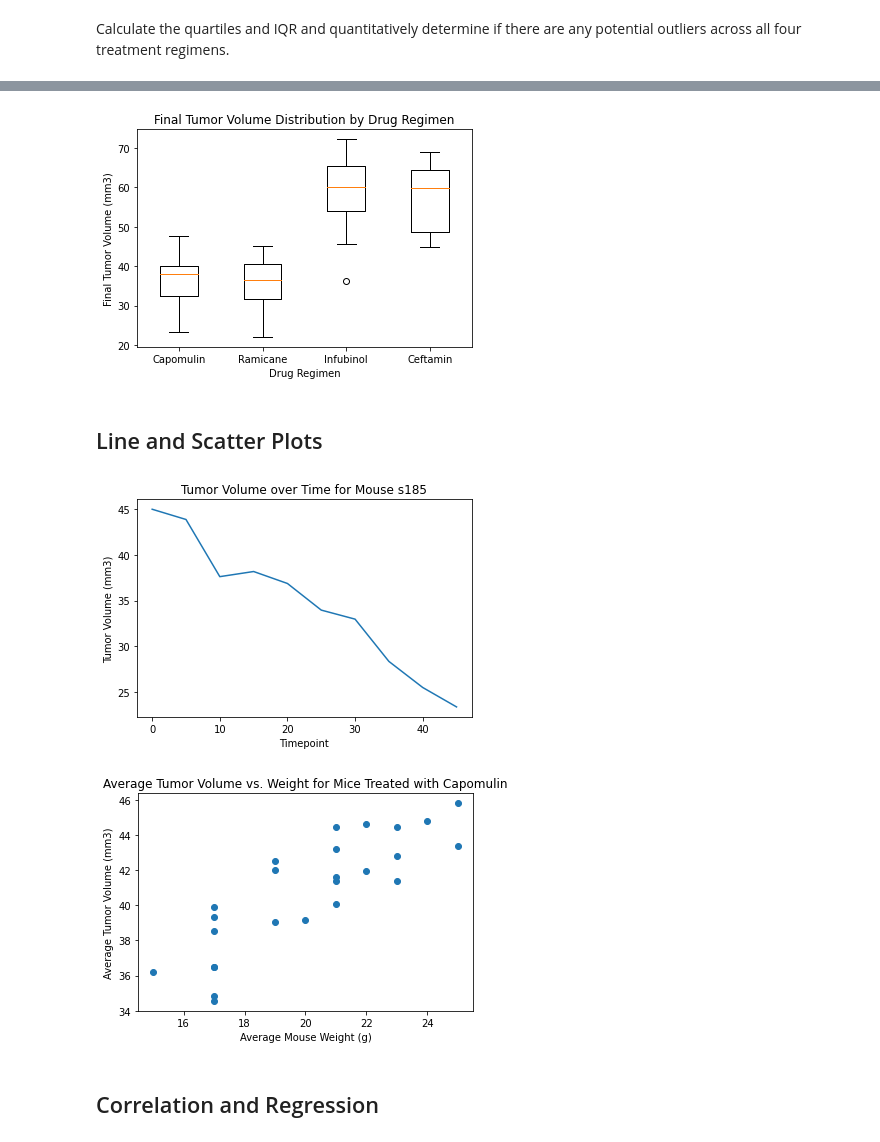
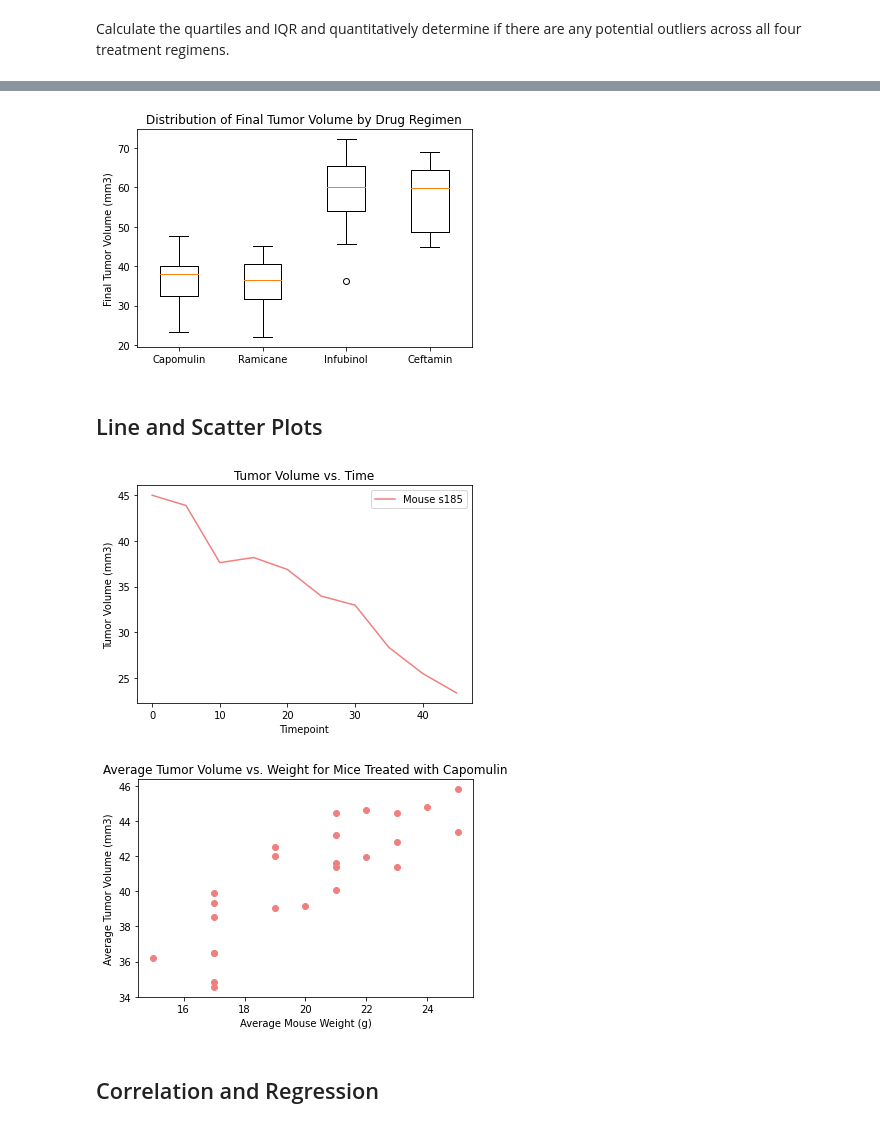
Before and after one commit to emcfarland/matplotlib-challenge, a Jupyter notebook: pymaceuticals.ipynb, the cells around one changed output, grey strips where cells are left out. Cells and saved outputs as stored; diff of their text form; code cells hidden in the pictures.

```diff
--- a/pymaceuticals.ipynb
+++ b/pymaceuticals.ipynb
@@ -165,15 +147,11 @@ Calculate the quartiles and IQR and quantitatively determine if there are any po
 # %%
 # Calculate quartiles, IQR, and identify potential outliers for each regimen.
 
-# Put treatments into a list for for loop (and later for plot labels)
-regimens = ["Capomulin", "Ramicane", "Infubinol", "Ceftamin"]
-
-
 fin_tumor_vol = {
-    regimens[0]: df["Final Tumor Volume"].loc[(df["Drug Regimen"] == regimens[0]) & df["Final Tumor Volume"]].tolist(),
-    regimens[1]: df["Final Tumor Volume"].loc[(df["Drug Regimen"] == regimens[1]) & df["Final Tumor Volume"]].tolist(),
-    regimens[2]: df["Final Tumor Volume"].loc[(df["Drug Regimen"] == regimens[2]) & df["Final Tumor Volume"]].tolist(),
-    regimens[3]: df["Final Tumor Volume"].loc[(df["Drug Regimen"] == regimens[3]) & df["Final Tumor Volume"]].tolist()
+    "Capomulin": df["Final Tumor Volume"].loc[(df["Drug Regimen"] == "Capomulin") & df["Final Tumor Volume"]].tolist(),
+    "Ramicane": df["Final Tumor Volume"].loc[(df["Drug Regimen"] == "Ramicane") & df["Final Tumor Volume"]].tolist(),
+    "Infubinol": df["Final Tumor Volume"].loc[(df["Drug Regimen"] == "Infubinol") & df["Final Tumor Volume"]].tolist(),
+    "Ceftamin": df["Final Tumor Volume"].loc[(df["Drug Regimen"] == "Ceftamin") & df["Final Tumor Volume"]].tolist()
 }
 
 # Calculate the IQR and quantitatively determine if there are any potential outliers.
@@ -184,10 +162,12 @@ for key in fin_tumor_vol.keys():
     iqr = upperq-lowerq
     lower_bound = lowerq - (1.5*iqr)
     upper_bound = upperq + (1.5*iqr)
-    print(f"The IQR for {key} is {round(iqr,4)}. ")
-    print(f"Values below {round(lower_bound,4)} could be outliers.")
-    print(f"Values above {round(upper_bound,4)} could be outliers.")
+    print(f"The IQR for {key} is {round(iqr,4)}.\n \
+    Values below {round(lower_bound,4)} could be outliers.\n \
+    Values above {round(upper_bound,4)} could be outliers.")
+
     if np.any(fin_tumor_vol[key] > upper_bound) | np.any(fin_tumor_vol[key] < lower_bound):
-        print(f"**{key} could have outliers.**")
+        print(f"*** {key} has potential outliers. ***")
+    print("--------------------------------------------------------")
 # %% [output]
 The IQR for Capomulin is 7.7819.
@@ -206,16 +190,15 @@ Values above 87.6665 could be outliers.
 # %%
 # Generate a box plot of the final tumor volume of each mouse across four regimens of interest
 # There should be a single chart with four box plots inside it.
 labels, data = fin_tumor_vol.keys(), fin_tumor_vol.values()
 
 plt.boxplot(data)
 plt.xticks(range(1, len(labels) + 1), labels)
-plt.xlabel("Drug Regimen")
 plt.ylabel("Final Tumor Volume (mm3)")
-plt.title("Final Tumor Volume Distribution by Drug Regimen")
+plt.title("Distribution of Final Tumor Volume by Drug Regimen")
 plt.show()
 # %% [output]
-[figure, old version]
+[figure, new version]
 # %% [markdown]
 ## Line and Scatter Plots
 # %%
@@ -224,25 +207,27 @@ plt.show()
 s185_time = df["Timepoint"].loc[(df["Drug Regimen"]=="Capomulin") & (df["Mouse ID"]=="s185")]
 s185_vol = df["Tumor Volume (mm3)"].loc[(df["Drug Regimen"]=="Capomulin") & (df["Mouse ID"]=="s185")]
 
-plt.plot(s185_time, s185_vol)
-plt.title("Tumor Volume over Time for Mouse s185")
+plt.plot(s185_time, s185_vol, color="lightcoral")
+plt.title("Tumor Volume vs. Time")
 plt.xlabel("Timepoint")
 plt.ylabel("Tumor Volume (mm3)")
+plt.legend(['Mouse s185'], loc=0)
+
 plt.show()
 # %% [output]
-[figure, old version]
+[figure, new version]
 # %%
 # Generate a scatter plot of average tumor volume vs. mouse weight
 # for all mice in the Capomulin regimen
 mouse_weight = df["Weight (g)"].loc[df["Drug Regimen"]=="Capomulin"].groupby(df["Mouse ID"]).mean()
 mouse_tumor = df["Tumor Volume (mm3)"].loc[df["Drug Regimen"]=="Capomulin"].groupby(df["Mouse ID"]).mean()
 
-plt.scatter(mouse_weight, mouse_tumor)
+plt.scatter(mouse_weight, mouse_tumor, color="lightcoral")
 plt.title("Average Tumor Volume vs. Weight for Mice Treated with Capomulin")
 plt.xlabel("Average Mouse Weight (g)")
 plt.ylabel("Average Tumor Volume (mm3)")
 plt.show()
 # %% [output]
-[figure, old version]
+[figure, new version]
 # %% [markdown]
 ## Correlation and Regression
```
Also changed, not shown: parts of 10 cells of this notebook.
